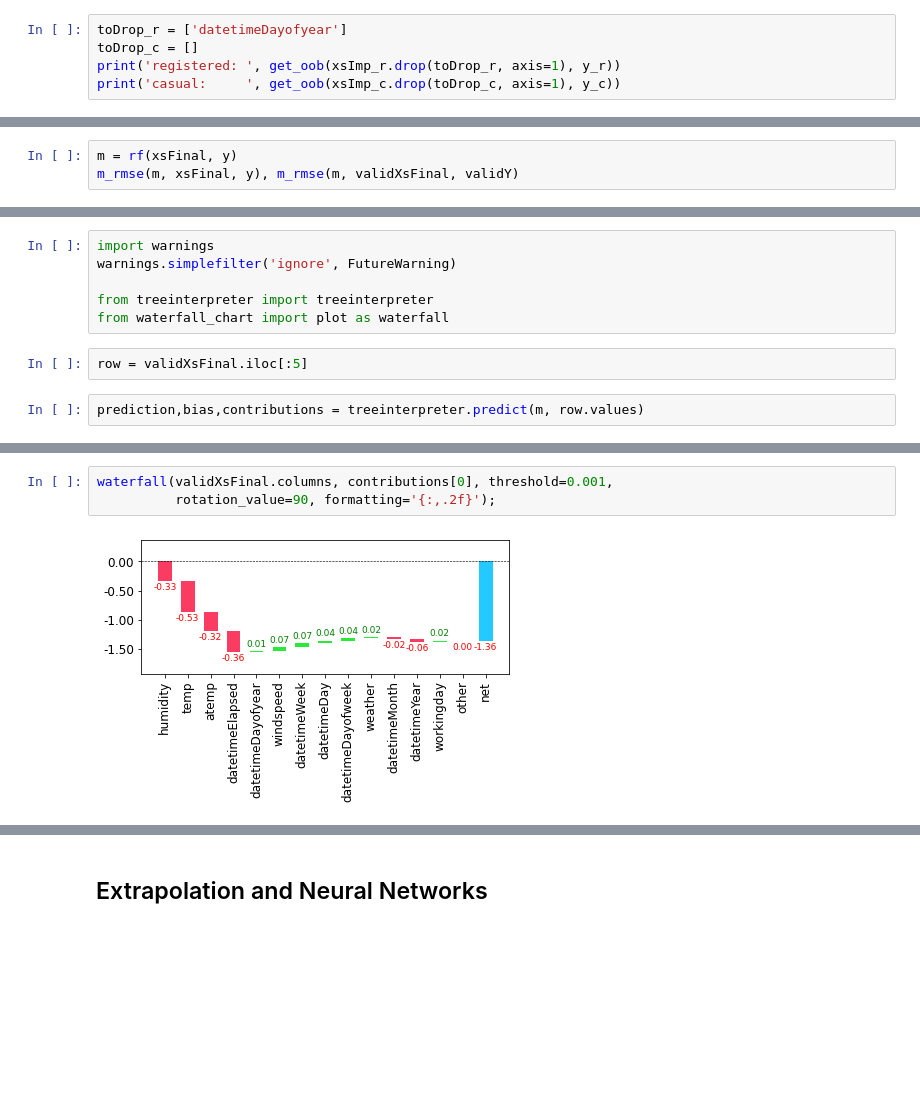
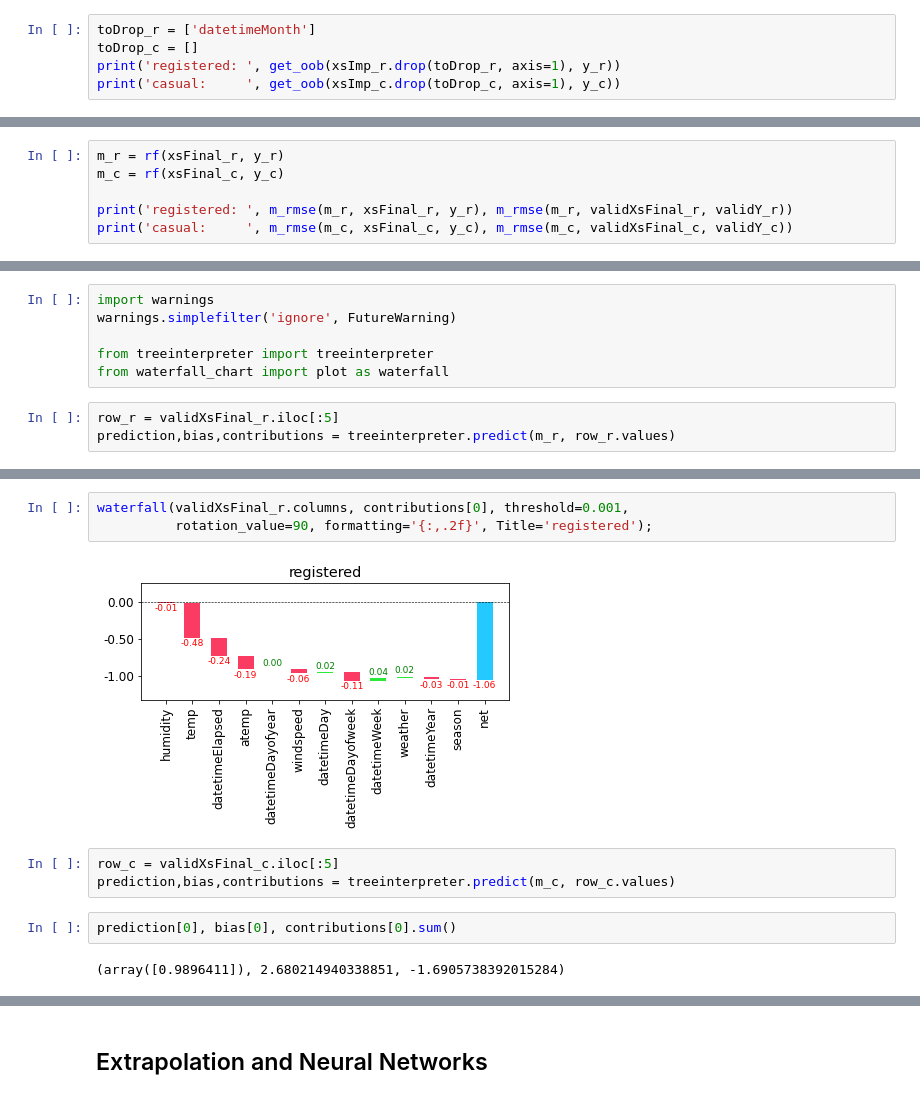
Before and after one commit to atticusmatticus/fastai_files, a Jupyter notebook: 09_bike_sharing_model-2.ipynb, the cells around one changed output, grey strips where cells are left out. Saved outputs shown, nothing was run; the diff lists cells and outputs as text; blank space fills up the shorter version.

```diff
--- a/09_bike_sharing_model-2.ipynb
+++ b/09_bike_sharing_model-2.ipynb
@@ -656,6 +686,6 @@ Index(['temp', 'atemp', 'humidity', 'datetimeElapsed', 'datetimeDayofyear',
       dtype='object')
 # %%
-toDrop_r = ['datetimeDayofyear']
+toDrop_r = ['datetimeMonth']
 toDrop_c = []
 print('registered: ', get_oob(xsImp_r.drop(toDrop_r, axis=1), y_r))
 print('casual:     ', get_oob(xsImp_c.drop(toDrop_c, axis=1), y_c))
@@ -686,5 +716,8 @@ xsFinal_r.columns, validXsFinal_r.columns
        dtype='object'))
 # %%
-m = rf(xsFinal, y)
-m_rmse(m, xsFinal, y), m_rmse(m, validXsFinal, validY)
+m_r = rf(xsFinal_r, y_r)
+m_c = rf(xsFinal_c, y_c)
+
+print('registered: ', m_rmse(m_r, xsFinal_r, y_r), m_rmse(m_r, validXsFinal_r, validY_r))
+print('casual:     ', m_rmse(m_c, xsFinal_c, y_c), m_rmse(m_c, validXsFinal_c, validY_c))
 # %% [output]
@@ -728,9 +772,8 @@ warnings.simplefilter('ignore', FutureWarning)
 from treeinterpreter import treeinterpreter
 from waterfall_chart import plot as waterfall
 # %%
-row = validXsFinal.iloc[:5]
+row_r = validXsFinal_r.iloc[:5]
+prediction,bias,contributions = treeinterpreter.predict(m_r, row_r.values)
-# %%
-prediction,bias,contributions = treeinterpreter.predict(m, row.values)
 # %%
 prediction[0], bias[0], contributions[0].sum()
 # %% [output]
@@ -738,5 +781,12 @@ prediction[0], bias[0], contributions[0].sum()
 # %%
-waterfall(validXsFinal.columns, contributions[0], threshold=0.001,
-          rotation_value=90, formatting='{:,.2f}');
+waterfall(validXsFinal_r.columns, contributions[0], threshold=0.001,
+          rotation_value=90, formatting='{:,.2f}', Title='registered');
 # %% [output]
-[figure, old version]
+[figure, new version]
+# %%
+row_c = validXsFinal_c.iloc[:5]
+prediction,bias,contributions = treeinterpreter.predict(m_c, row_c.values)
+# %%
+prediction[0], bias[0], contributions[0].sum()
+# %% [output]
+(array([0.9896411]), 2.680214940338851, -1.6905738392015284)
```
Also changed, not shown: parts of 94 cells of this notebook.
